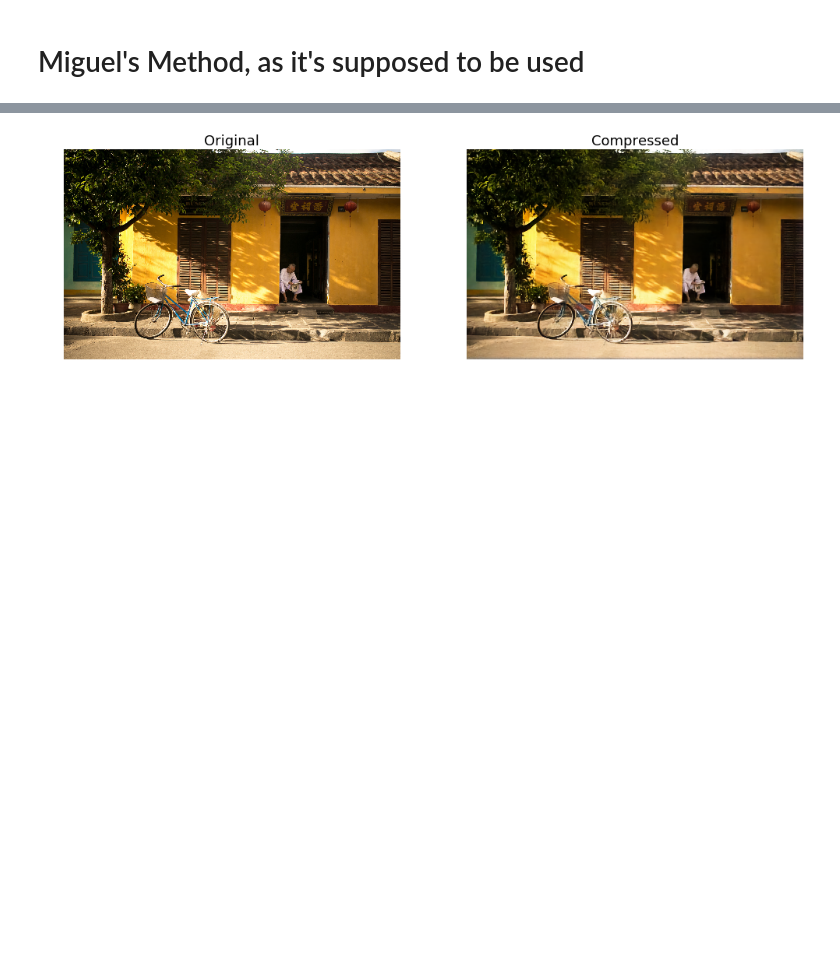
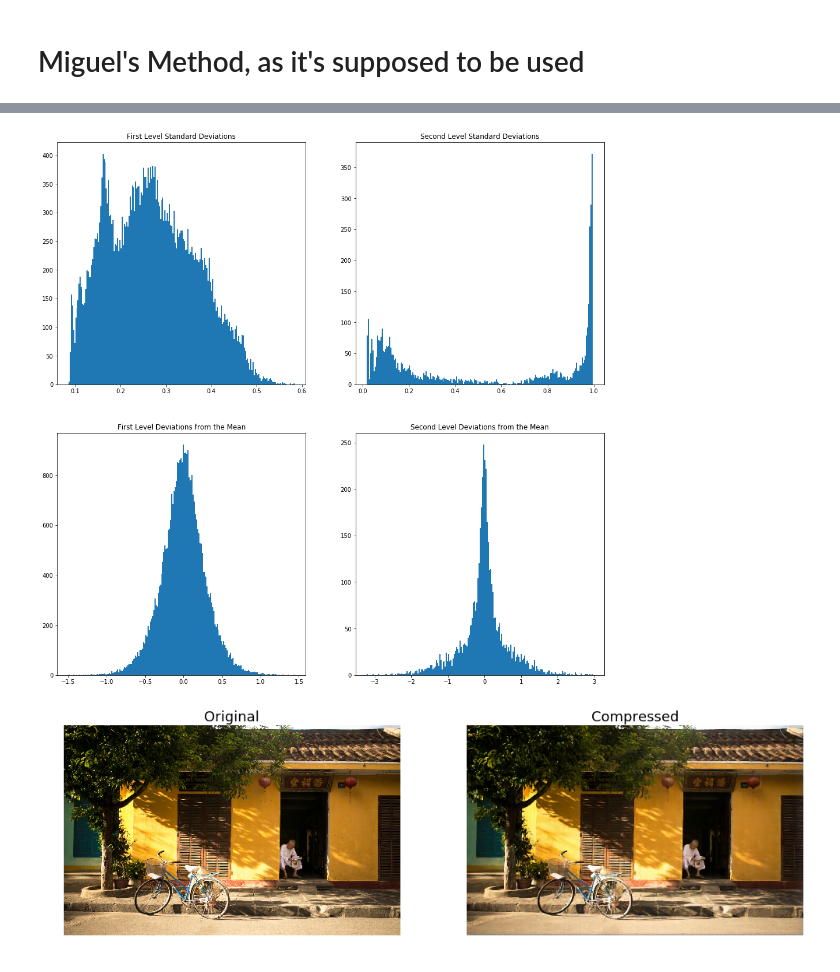
Before and after one commit to gergely-flamich/miracle-compression, a Jupyter notebook: code/clic/Compression.ipynb, the cells around one changed output, grey strips where cells are left out. Drawn from its saved outputs; the diff is of its cells as text; code cells hidden in the pictures; blank space fills up the shorter version.

```diff
--- a/code/clic/Compression.ipynb
+++ b/code/clic/Compression.ipynb
@@ -808,15 +897,24 @@ rho = 1.
 im = load_and_process_image(valid_image_paths[4])
 im = tf.convert_to_tensor(im[None, ...])
 
-bitcode = vae.code_image_greedy(image=im,
+samp2, samp1 = vae.code_image_greedy(image=im,
                                 seed=seed,
                                 rho=rho,
                                 n_steps=n_steps,
                                 n_bits_per_step=n_bits_per_step,
                                 comp_file_path=comp_file_path,
+                                backfitting_steps_level_1=0,
+                                backfitting_steps_level_2=0,
+                                use_log_prob=True,
+                                first_level_max_group_size_bits=12,
+                                second_level_n_bits_per_group=20,
+                                second_level_max_group_size_bits=4,
+                                second_level_dim_kl_bit_limit=12,
                                 verbose=True)
 
 reconstruction = vae.decode_image_greedy(comp_file_path=comp_file_path,
+                                         first_level_max_group_size_bits=8,
+                                         second_level_max_group_size_bits=5,
                                          verbose=True,
                                          rho=rho)
 # %% [output]
@@ -827,5 +942,36 @@ Total KL to split up: 234366.82 bits, maximum bits per group: 420, estimated num
 Decoding second level
 Decoding first level
+# %%
+q1_scale = tf.reshape(vae.latent_posteriors[0].scale, [-1]).numpy()
+q2_scale = tf.reshape(vae.latent_posteriors[1].scale, [-1]).numpy()
+
+
+q1_deviations = (tf.reshape(vae.latent_posteriors[0].loc, [-1]) - tf.squeeze(samp1)).numpy()
+q2_deviations = (tf.reshape(vae.latent_posteriors[1].loc, [-1]) - tf.squeeze(samp2)).numpy()
+
+
+num_bins = 200
+
+plt.figure(figsize=(17, 17))
+plt.subplot(221)
+plt.title("First Level Standard Deviations")
+plt.hist(q1_scale, bins=num_bins)
+
+plt.subplot(222)
+plt.title("Second Level Standard Deviations")
+plt.hist(q2_scale, bins=num_bins)
+
+plt.subplot(223)
+plt.title("First Level Deviations from the Mean")
+plt.hist(q1_deviations, bins=num_bins)
+
+plt.subplot(224)
+plt.title("Second Level Deviations from the Mean")
+plt.hist(q2_deviations, bins=num_bins)
+
+plt.show()
+# %% [output]
+[figure, added]
 # %%
 plt.figure(figsize=(17, 8))
 plt.subplot(121)
```
Also changed, not shown: parts of 20 cells of this notebook, 10 other files.
